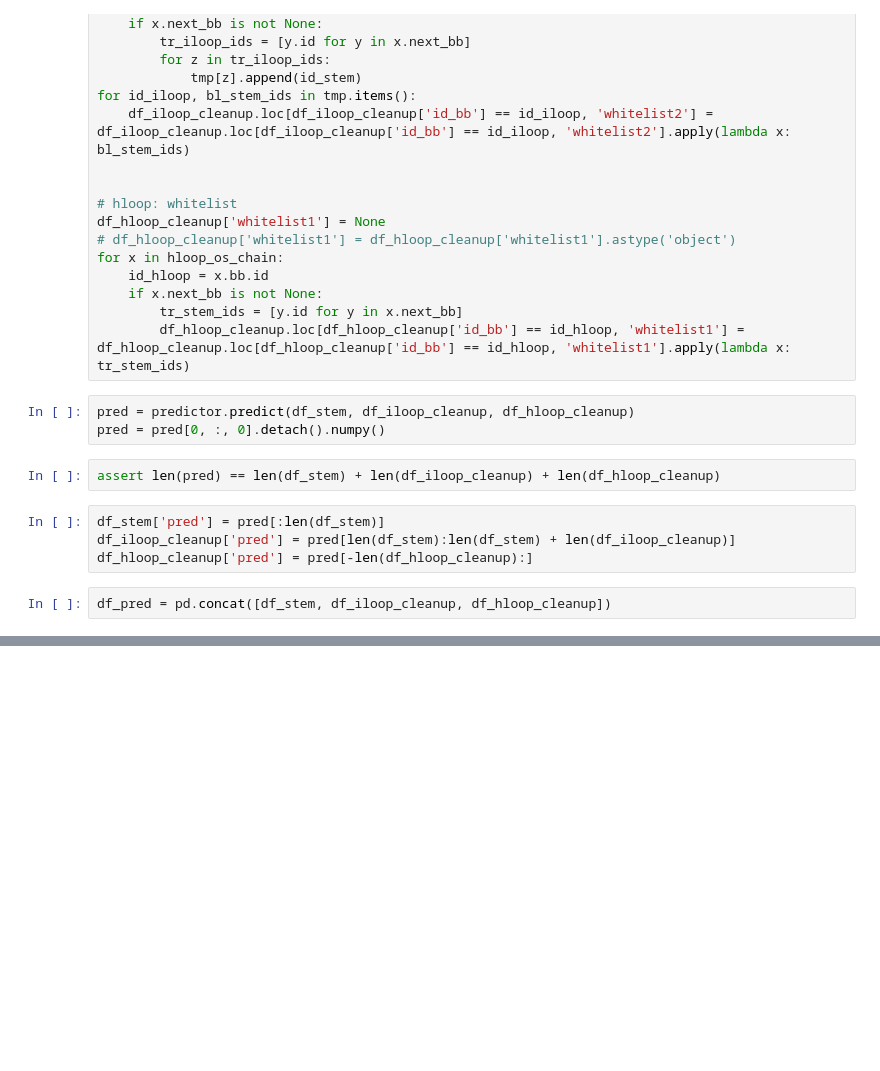
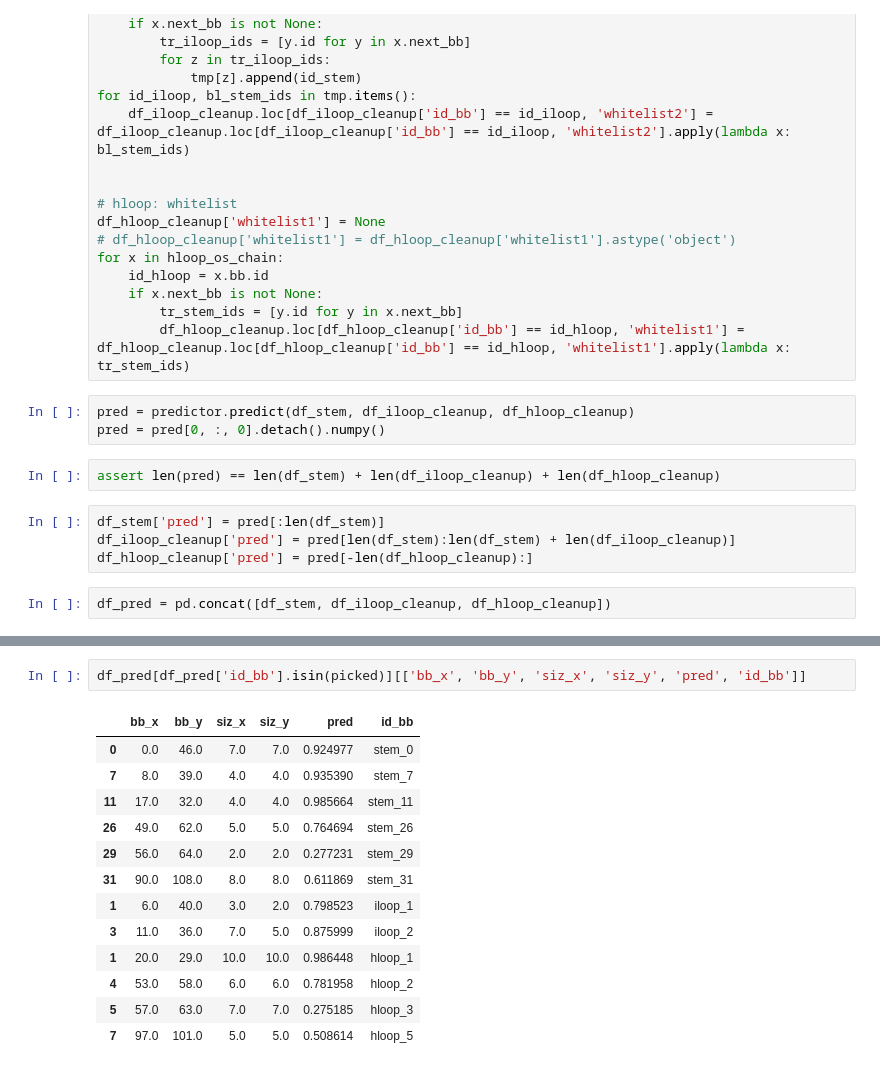
Before and after one commit to PSI-Lab/alice-sandbox, a Jupyter notebook: meetings/2020_12_08/tmp.ipynb, the cells around one changed output, grey strips where cells are left out. Drawn from its saved outputs; the diff is of its cells as text; blank space fills up the shorter version.

```diff
--- a/meetings/2020_12_08/tmp.ipynb
+++ b/meetings/2020_12_08/tmp.ipynb
@@ -333,3 +346,19 @@ No bb left for iloop_3 whitelist1 ['stem_3']
+# %%
+df_pred[df_pred['id_bb'].isin(picked)][['bb_x', 'bb_y', 'siz_x', 'siz_y', 'pred', 'id_bb']]
+# %% [output]
+|  | bb_x | bb_y | siz_x | siz_y | pred | id_bb |
+| 0 | 0.0 | 46.0 | 7.0 | 7.0 | 0.924977 | stem_0 |
+| 7 | 8.0 | 39.0 | 4.0 | 4.0 | 0.935390 | stem_7 |
+| 11 | 17.0 | 32.0 | 4.0 | 4.0 | 0.985664 | stem_11 |
+| 26 | 49.0 | 62.0 | 5.0 | 5.0 | 0.764694 | stem_26 |
+| 29 | 56.0 | 64.0 | 2.0 | 2.0 | 0.277231 | stem_29 |
+| 31 | 90.0 | 108.0 | 8.0 | 8.0 | 0.611869 | stem_31 |
+| 1 | 6.0 | 40.0 | 3.0 | 2.0 | 0.798523 | iloop_1 |
+| 3 | 11.0 | 36.0 | 7.0 | 5.0 | 0.875999 | iloop_2 |
+| 1 | 20.0 | 29.0 | 10.0 | 10.0 | 0.986448 | hloop_1 |
+| 4 | 53.0 | 58.0 | 6.0 | 6.0 | 0.781958 | hloop_2 |
+| 5 | 57.0 | 63.0 | 7.0 | 7.0 | 0.275185 | hloop_3 |
+| 7 | 97.0 | 101.0 | 5.0 | 5.0 | 0.508614 | hloop_5 |
 # %%
 pd.DataFrame(data['df_target'])
 # %% [output]
```
Also changed, not shown: parts of 12 cells of this notebook.
